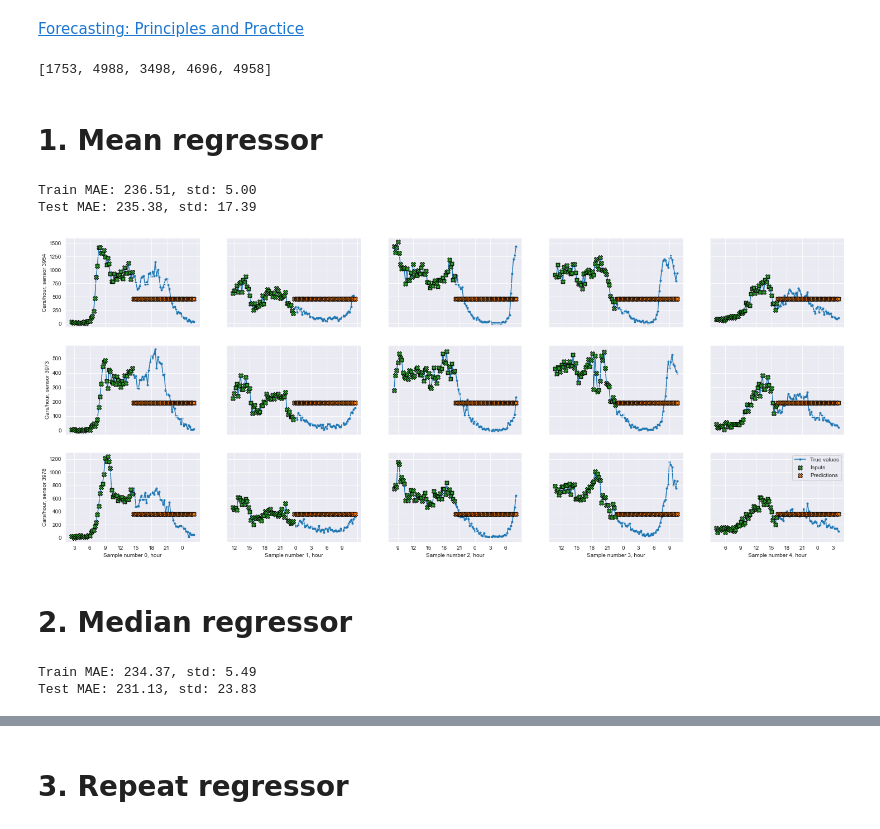
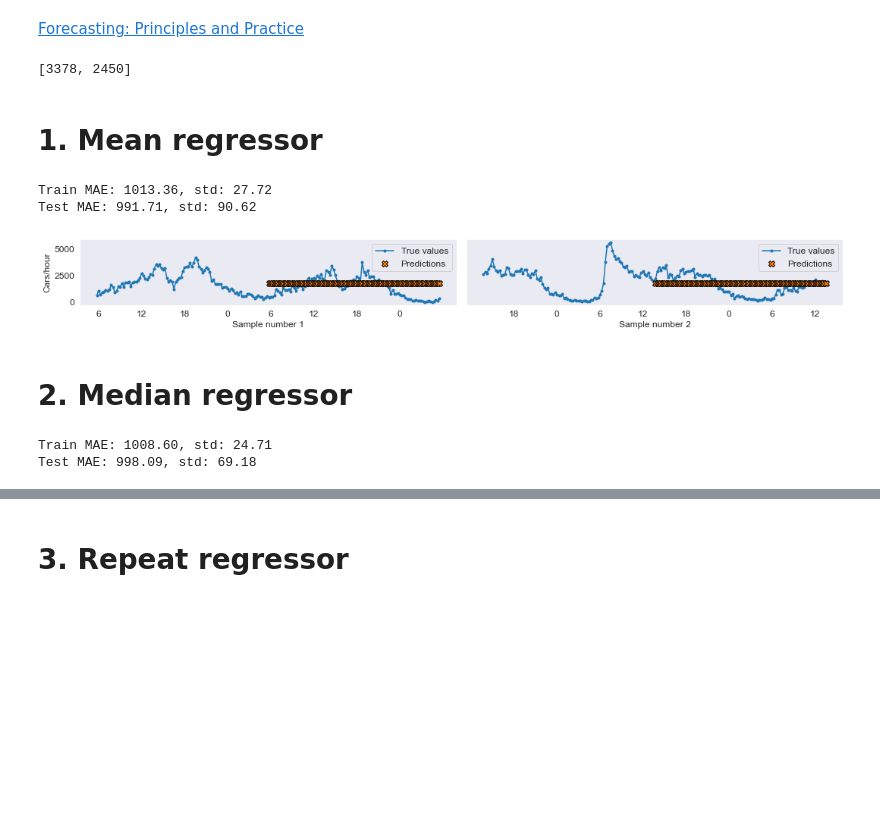
Before and after one commit to elena-sg/madrid-traffic, a Jupyter notebook: notebooks/04-baseline-models.ipynb, the cells around one changed output, grey strips where cells are left out. Saved outputs shown, nothing was run; the diff lists cells and outputs as text; code cells hidden in the pictures; blank space fills up the shorter version.

```diff
--- a/notebooks/04-baseline-models.ipynb
+++ b/notebooks/04-baseline-models.ipynb
@@ -1,16 +1,21 @@
 # %% [markdown]
 [Forecasting: Principles and Practice](https://otexts.com/fpp2/)
 # %%
-from graph_traffic.get_data import get_data, ubs_index
+import matplotlib.pyplot as plt
+
+from graph_traffic.get_data import get_data
+from graph_traffic.config import figures_path
 from graph_traffic.dataloading import npzDataset
 from graph_traffic.baseline_models import MeanRegressor, MedianRegressor, RepeatRegressor, RepeatLastRegressor, DaytimeRegressor, DriftRegressor
 from graph_traffic.model_selection import timeseries_cv, plot_predictions
 import numpy as np
 from random import choices
 
+baseline_path = figures_path + "/baseline"
+
 data_dict = dict(
-    ids_list=[3954, 3973, 3978],
-    seq_len=12*4,
+    ids_list=[1001],
+    seq_len=24*4,
     with_graph=False,
     from_date="2019-01-01",
     to_date="2019-12-31",
@@ -34,11 +39,11 @@ temporal_dict = dict(
     month="drop",
     day_of_month="drop",
     weekday="drop",
-    hour="passthrough",
+    hour="drop",
     minute="drop",
     bank_holiday="drop",
     school_holiday="drop",
-    working_day="passthrough"
+    working_day="drop"
 )
 
 get_data(data_dict, meteo_dict, temporal_dict)
@@ -54,10 +59,10 @@ train_y = train_data.y
 test_x = test_data.x
 test_y = test_data.y
 # %%
-random_samples = choices(range(test_x.shape[0]), k=5)
+random_samples = choices(range(test_x.shape[0]), k=2)
 random_samples
 # %% [output]
-[1753, 4988, 3498, 4696, 4958]
+[3378, 2450]
 # %% [markdown]
 # 1. Mean regressor
 # %%
@@ -67,12 +72,12 @@ mean_test_loss = np.mean(test_losses)
 print(f"Train MAE: {mean_train_loss:.2f}, std: {np.std(train_losses):.2f}")
 print(f"Test MAE: {mean_test_loss:.2f}, std: {np.std(test_losses):.2f}")
 # %% [output]
-Train MAE: 236.51, std: 5.00
-Test MAE: 235.38, std: 17.39
+Train MAE: 1013.36, std: 27.72
+Test MAE: 991.71, std: 90.62
 # %%
-plot_predictions(estimator, test_x, test_y, random_samples, data_dict["ids_list"], data_dict["seq_len"])
+plot_predictions(estimator, test_x, test_y, random_samples, data_dict["ids_list"], data_dict["seq_len"], name_save=baseline_path + "/mean.png")
 # %% [output]
-[figure, old version]
+[figure, new version]
 # %% [markdown]
 # 2. Median regressor
 # %%
@@ -82,6 +87,6 @@ mean_test_loss = np.mean(test_losses)
 print(f"Train MAE: {mean_train_loss:.2f}, std: {np.std(train_losses):.2f}")
 print(f"Test MAE: {mean_test_loss:.2f}, std: {np.std(test_losses):.2f}")
 # %% [output]
-Train MAE: 234.37, std: 5.49
-Test MAE: 231.13, std: 23.83
+Train MAE: 1008.60, std: 24.71
+Test MAE: 998.09, std: 69.18
 # %%
```
Also changed, not shown: parts of 15 cells of this notebook, 8 other files.
